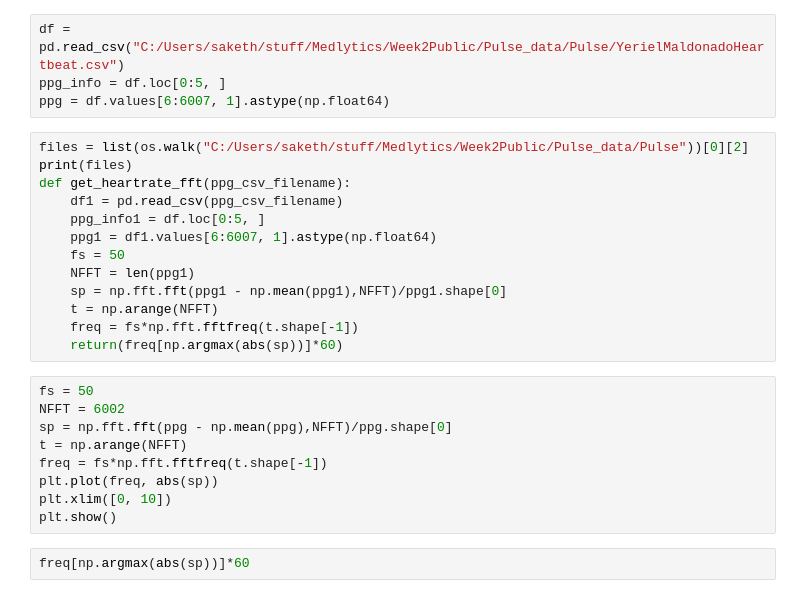
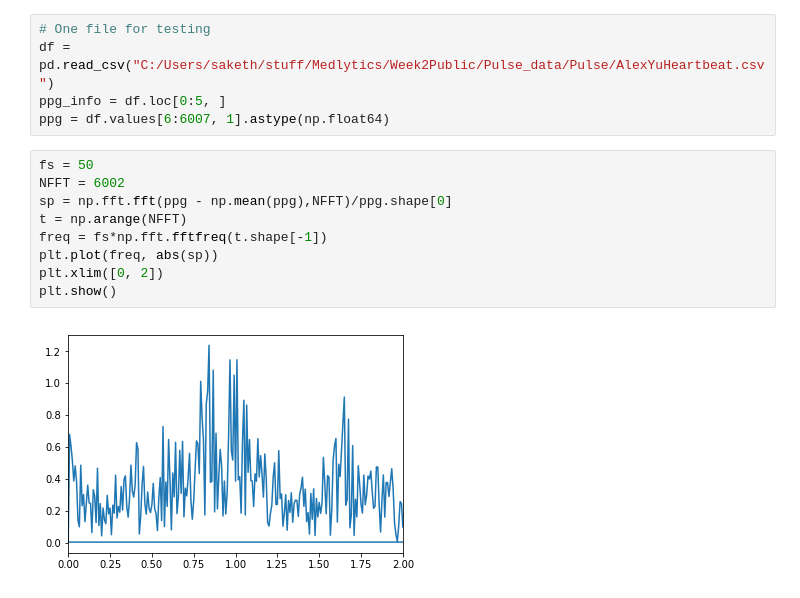
Before and after one commit to sMyn42/Week2Public, a Jupyter notebook: Heart_Rates_and_Reaction_Times.ipynb, the cells around one changed output. Cells and saved outputs as stored; diff of their text form.

```diff
--- a/Heart_Rates_and_Reaction_Times.ipynb
+++ b/Heart_Rates_and_Reaction_Times.ipynb
@@ -10,28 +45,16 @@ import matplotlib.pyplot as plt
 # %%
-df = pd.read_csv("C:/Users/saketh/stuff/Medlytics/Week2Public/Pulse_data/Pulse/YerielMaldonadoHeartbeat.csv")
+# One file for testing
+df = pd.read_csv("C:/Users/saketh/stuff/Medlytics/Week2Public/Pulse_data/Pulse/AlexYuHeartbeat.csv")
 ppg_info = df.loc[0:5, ]
 ppg = df.values[6:6007, 1].astype(np.float64)
 # %%
-files = list(os.walk("C:/Users/saketh/stuff/Medlytics/Week2Public/Pulse_data/Pulse"))[0][2]
-print(files)
-def get_heartrate_fft(ppg_csv_filename):
-    df1 = pd.read_csv(ppg_csv_filename)
-    ppg_info1 = df.loc[0:5, ]
-    ppg1 = df1.values[6:6007, 1].astype(np.float64)
-    fs = 50
-    NFFT = len(ppg1)
-    sp = np.fft.fft(ppg1 - np.mean(ppg1),NFFT)/ppg1.shape[0]
-    t = np.arange(NFFT)
-    freq = fs*np.fft.fftfreq(t.shape[-1])
-    return(freq[np.argmax(abs(sp))]*60)
+fs = 50
+NFFT = 6002
+sp = np.fft.fft(ppg - np.mean(ppg),NFFT)/ppg.shape[0]
+t = np.arange(NFFT)
+freq = fs*np.fft.fftfreq(t.shape[-1])
+plt.plot(freq, abs(sp))
+plt.xlim([0, 2])
+plt.show()
+# %% [output]
+[figure, added]
-# %%
-fs = 50
-NFFT = 6002
-sp = np.fft.fft(ppg - np.mean(ppg),NFFT)/ppg.shape[0]
-t = np.arange(NFFT)
-freq = fs*np.fft.fftfreq(t.shape[-1])
-plt.plot(freq, abs(sp))
-plt.xlim([0, 10])
-plt.show()
-# %%
-freq[np.argmax(abs(sp))]*60
```
Also changed, not shown: parts of 18 cells of this notebook, 1 other file.
